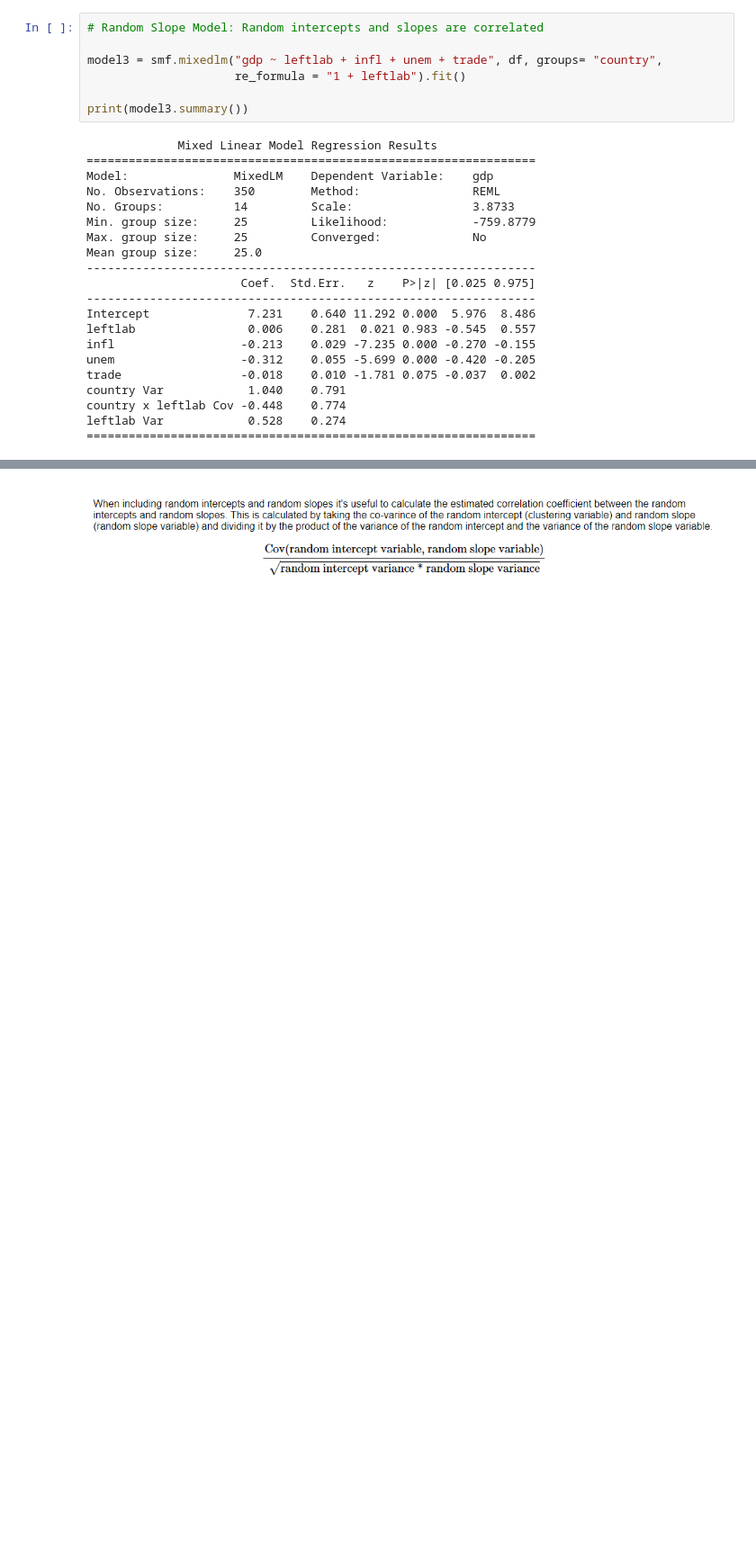
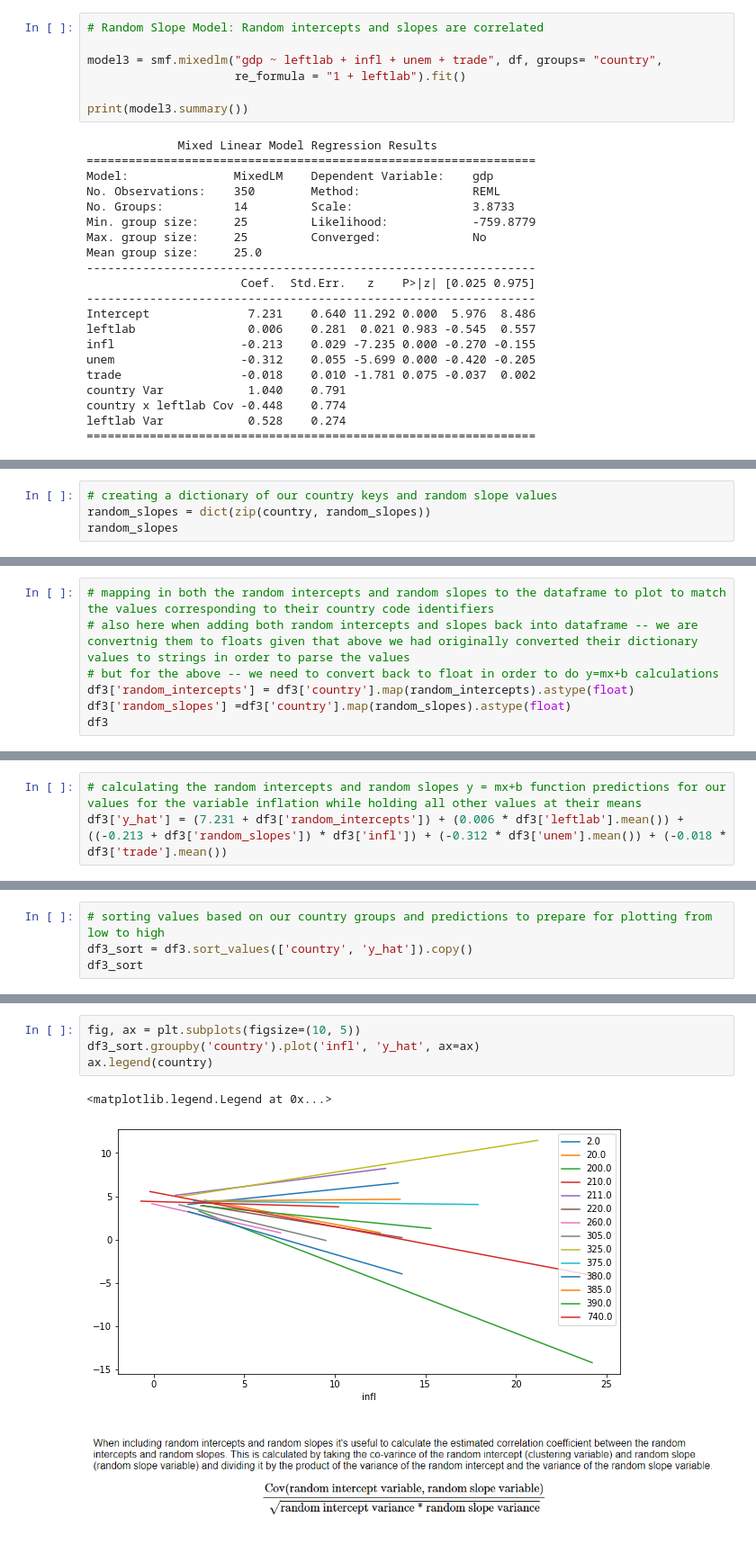
Before and after one commit to jgkorman/Statistical-Analysis-In-Python, a Jupyter notebook: Assignment_1_MLE2_Korman_JamesG_ICPSR_2022.ipynb, the cells around one changed output, grey strips where cells are left out. Shown at 90% size. Saved outputs shown, nothing was run; the diff lists cells and outputs as text; blank space fills up the shorter version.

```diff
--- a/Assignment_1_MLE2_Korman_JamesG_ICPSR_2022.ipynb
+++ b/Assignment_1_MLE2_Korman_JamesG_ICPSR_2022.ipynb
@@ -409,0 +751,4 @@ leftlab Var            0.528    0.274
+# %%
+# creating a dictionary of our country keys and random slope values
+random_slopes = dict(zip(country, random_slopes))
+random_slopes
@@ -409,0 +770,7 @@ leftlab Var            0.528    0.274
+# %%
+# mapping in both the random intercepts and random slopes to the dataframe to plot to match the values corresponding to their country code identifiers
+# also here when adding both random intercepts and slopes back into dataframe -- we are convertnig them to floats given that above we had originally converted their dictionary values to strings in order to parse the values
+# but for the above -- we need to convert back to float in order to do y=mx+b calculations
+df3['random_intercepts'] = df3['country'].map(random_intercepts).astype(float)
+df3['random_slopes'] =df3['country'].map(random_slopes).astype(float)
+df3
@@ -409,0 +814,3 @@ leftlab Var            0.528    0.274
+# %%
+# calculating the random intercepts and random slopes y = mx+b function predictions for our values for the variable inflation while holding all other values at their means
+df3['y_hat'] = (7.231 + df3['random_intercepts']) + (0.006 * df3['leftlab'].mean()) + ((-0.213 + df3['random_slopes']) * df3['infl']) + (-0.312 * df3['unem'].mean()) + (-0.018 * df3['trade'].mean())
@@ -409,0 +833,4 @@ leftlab Var            0.528    0.274
+# %%
+# sorting values based on our country groups and predictions to prepare for plotting from low to high
+df3_sort = df3.sort_values(['country', 'y_hat']).copy()
+df3_sort
@@ -410,3 +851,10 @@ leftlab Var            0.528    0.274
+# %%
+fig, ax = plt.subplots(figsize=(10, 5))
+df3_sort.groupby('country').plot('infl', 'y_hat', ax=ax)
+ax.legend(country)
+# %% [output]
+<matplotlib.legend.Legend at 0x...>
+[figure, added]
 # %% [markdown]
 ![image.png](embedded-picture-1)
 # %%
```
Also changed, not shown: parts of 31 cells of this notebook.
